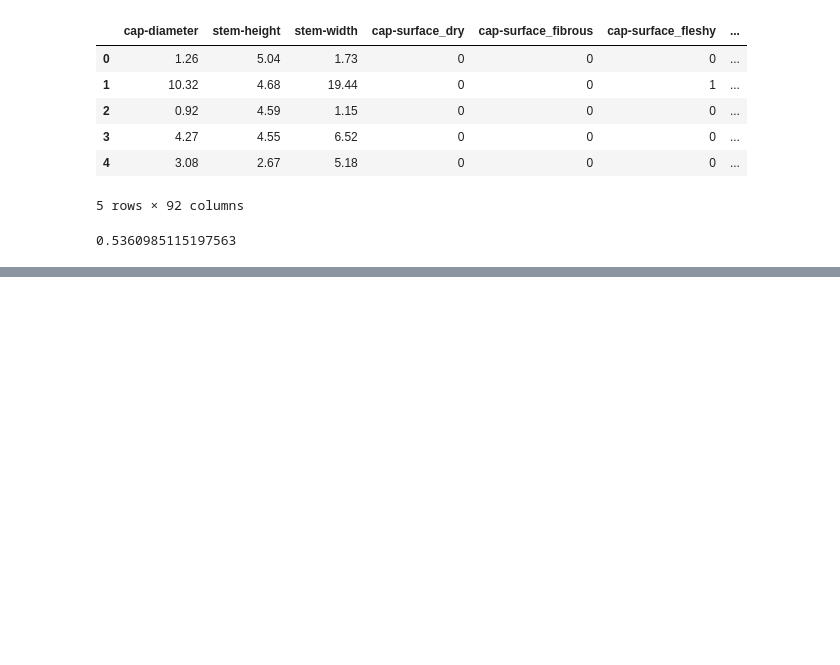
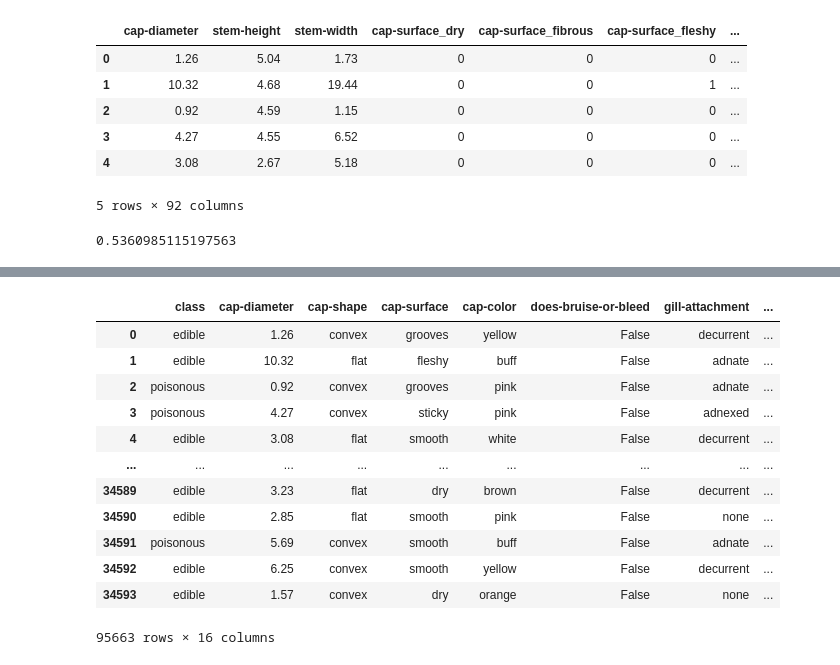
Before and after one commit to lauragabrielson/Mushroom_Classifier, a Jupyter notebook: NA data generation/North_American_Mushrooms_seconday_data.ipynb, the cells around one changed output, grey strips where cells are left out. Cells and saved outputs as stored; diff of their text form; code cells hidden in the pictures; blank space fills up the shorter version.

Commit message:
Merged data sets.

```diff
--- a/NA data generation/North_American_Mushrooms_seconday_data.ipynb
+++ b/NA data generation/North_American_Mushrooms_seconday_data.ipynb
@@ -535,0 +556,17 @@ rf.score(og_X_scaled, og_y)
+# %%
+all_data = og_data.append(data)
+all_data
+# %% [output]
+|  | class | cap-diameter | cap-shape | cap-surface | cap-color | does-bruise-or-bleed | gill-attachment | ... |
+| 0 | edible | 1.26 | convex | grooves | yellow | False | decurrent | ... |
+| 1 | edible | 10.32 | flat | fleshy | buff | False | adnate | ... |
+| 2 | poisonous | 0.92 | convex | grooves | pink | False | adnate | ... |
+| 3 | poisonous | 4.27 | convex | sticky | pink | False | adnexed | ... |
+| 4 | edible | 3.08 | flat | smooth | white | False | decurrent | ... |
+| ... | ... | ... | ... | ... | ... | ... | ... | ... |
+| 34589 | edible | 3.23 | flat | dry | brown | False | decurrent | ... |
+| 34590 | edible | 2.85 | flat | smooth | pink | False | none | ... |
+| 34591 | poisonous | 5.69 | convex | smooth | buff | False | adnate | ... |
+| 34592 | edible | 6.25 | convex | smooth | yellow | False | decurrent | ... |
+| 34593 | edible | 1.57 | convex | dry | orange | False | none | ... |
+95663 rows × 16 columns
```
Also changed, not shown: parts of 3 cells of this notebook.
